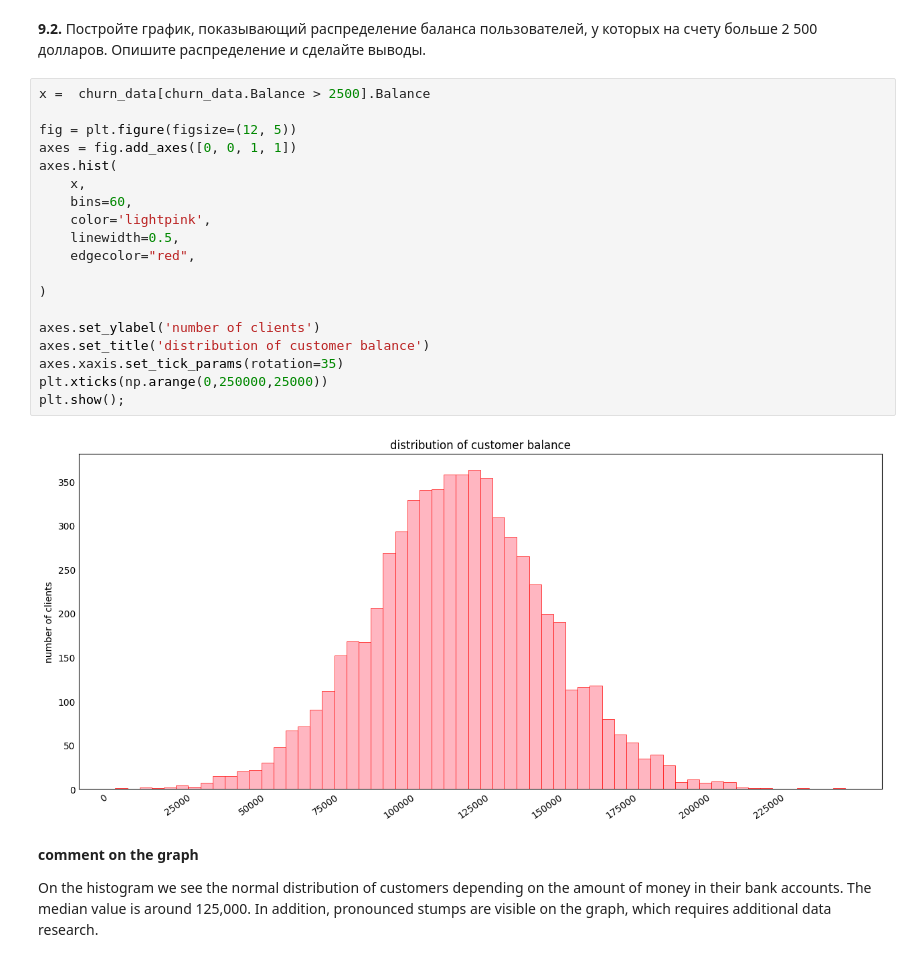
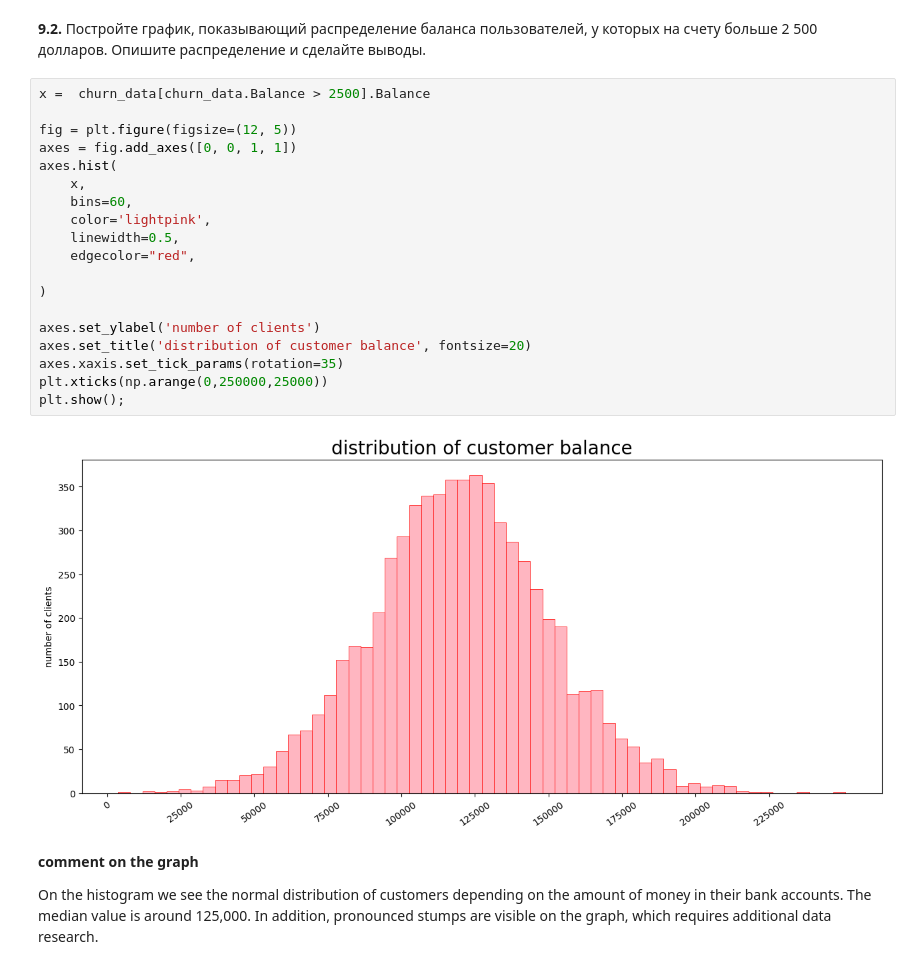
Before and after one commit to ElenaBask/SF_DS_learn, a Jupyter notebook: PY-13/Practice.ipynb, the cells around one changed output. Drawn from its saved outputs; the diff is of its cells as text.

```diff
--- a/PY-13/Practice.ipynb
+++ b/PY-13/Practice.ipynb
@@ -94,24 +94,24 @@ On the diagram we see that a fifth of the customers are leaving
 # %%
 x =  churn_data[churn_data.Balance > 2500].Balance
 
 fig = plt.figure(figsize=(12, 5))
 axes = fig.add_axes([0, 0, 1, 1])
 axes.hist(
     x,
     bins=60,
     color='lightpink',
     linewidth=0.5,
     edgecolor="red",
 
 )
 
 axes.set_ylabel('number of clients')
-axes.set_title('distribution of customer balance')
+axes.set_title('distribution of customer balance', fontsize=20)
 axes.xaxis.set_tick_params(rotation=35)
 plt.xticks(np.arange(0,250000,25000))
 plt.show();
 # %% [output]
-[figure, old version]
+[figure, new version]
 # %% [markdown]
 **comment on the graph**
 
```
Also changed, not shown: parts of 11 cells of this notebook.
